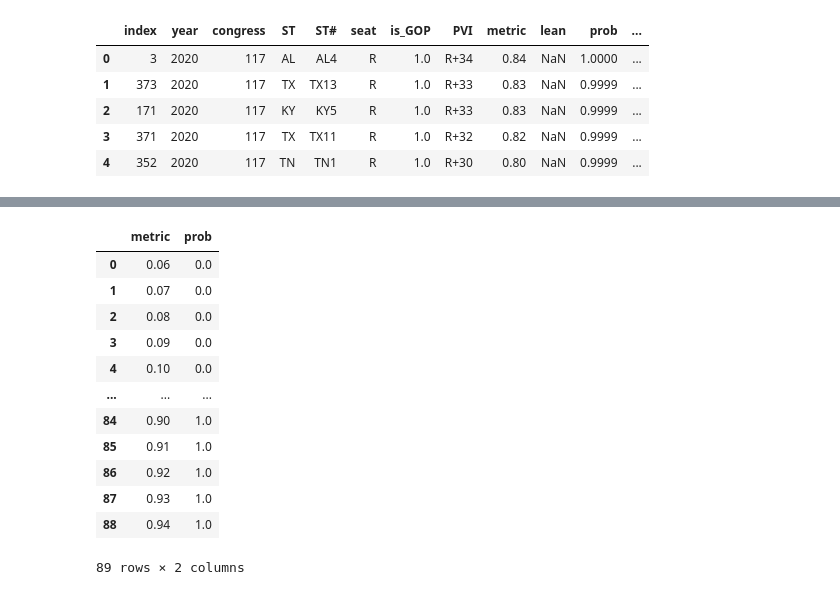
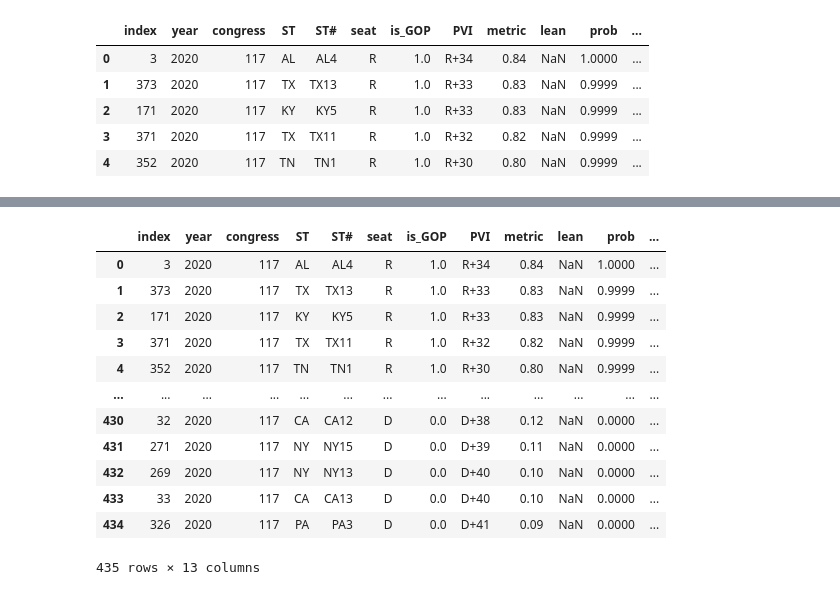
Before and after one commit to xadomatis/redistricting_project, a Jupyter notebook: app_building/app_prework.ipynb, the cells around one changed output, grey strips where cells are left out. Cells and saved outputs as stored; diff of their text form; code cells hidden in the pictures.

```diff
--- a/app_building/app_prework.ipynb
+++ b/app_building/app_prework.ipynb
@@ -257,27 +241,16 @@ index
-# %%
-if wave == "Republican":
-    col = cv[["logit_red"]]
-elif wave == "Democratic":
-    col = cv[["logit_blue"]]
-#return a string if it fails- it will block the function from applying
-else:
-    col = cv[["logit_all"]]
-index = cv[["metric"]]
-index = index.join(col)
-index.columns = ["metric","prob"]
-#return index
-index
-# %% [output]
-|  | metric | prob |
-| 0 | 0.06 | 0.0 |
-| 1 | 0.07 | 0.0 |
-| 2 | 0.08 | 0.0 |
-| 3 | 0.09 | 0.0 |
-| 4 | 0.10 | 0.0 |
-| ... | ... | ... |
-| 84 | 0.90 | 1.0 |
-| 85 | 0.91 | 1.0 |
-| 86 | 0.92 | 1.0 |
-| 87 | 0.93 | 1.0 |
-| 88 | 0.94 | 1.0 |
-89 rows × 2 columns
+# %%
+dist
+# %% [output]
+|  | index | year | congress | ST | ST# | seat | is_GOP | PVI | metric | lean | prob | ... |
+| 0 | 3 | 2020 | 117 | AL | AL4 | R | 1.0 | R+34 | 0.84 | NaN | 1.0000 | ... |
+| 1 | 373 | 2020 | 117 | TX | TX13 | R | 1.0 | R+33 | 0.83 | NaN | 0.9999 | ... |
+| 2 | 171 | 2020 | 117 | KY | KY5 | R | 1.0 | R+33 | 0.83 | NaN | 0.9999 | ... |
+| 3 | 371 | 2020 | 117 | TX | TX11 | R | 1.0 | R+32 | 0.82 | NaN | 0.9999 | ... |
+| 4 | 352 | 2020 | 117 | TN | TN1 | R | 1.0 | R+30 | 0.80 | NaN | 0.9999 | ... |
+| ... | ... | ... | ... | ... | ... | ... | ... | ... | ... | ... | ... | ... |
+| 430 | 32 | 2020 | 117 | CA | CA12 | D | 0.0 | D+38 | 0.12 | NaN | 0.0000 | ... |
+| 431 | 271 | 2020 | 117 | NY | NY15 | D | 0.0 | D+39 | 0.11 | NaN | 0.0000 | ... |
+| 432 | 269 | 2020 | 117 | NY | NY13 | D | 0.0 | D+40 | 0.10 | NaN | 0.0000 | ... |
+| 433 | 33 | 2020 | 117 | CA | CA13 | D | 0.0 | D+40 | 0.10 | NaN | 0.0000 | ... |
+| 434 | 326 | 2020 | 117 | PA | PA3 | D | 0.0 | D+41 | 0.09 | NaN | 0.0000 | ... |
+435 rows × 13 columns
```
Also changed, not shown: parts of 2 cells of this notebook, 39 other files.
